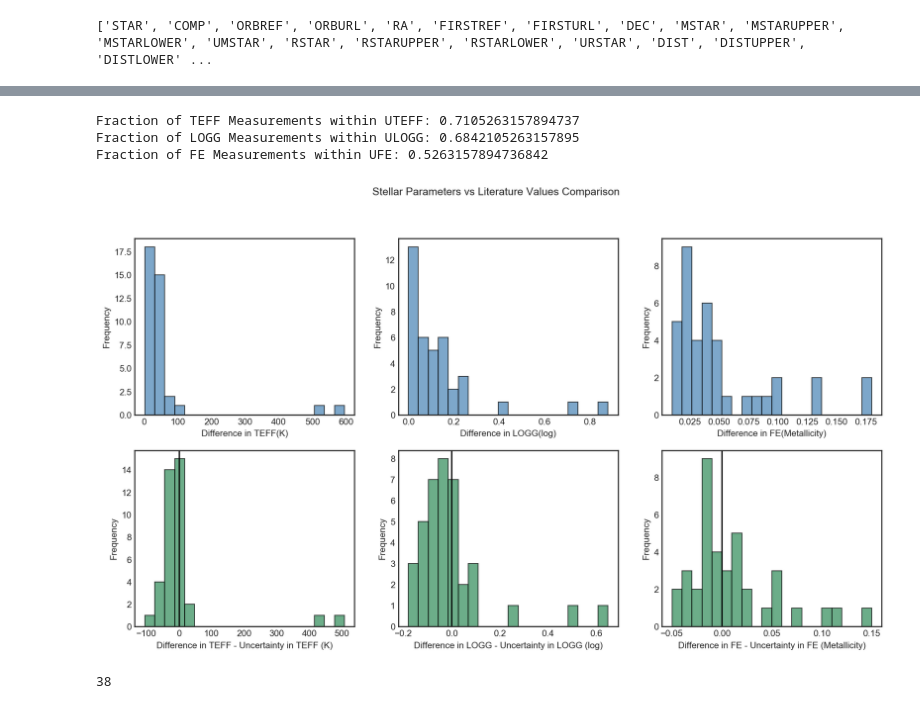
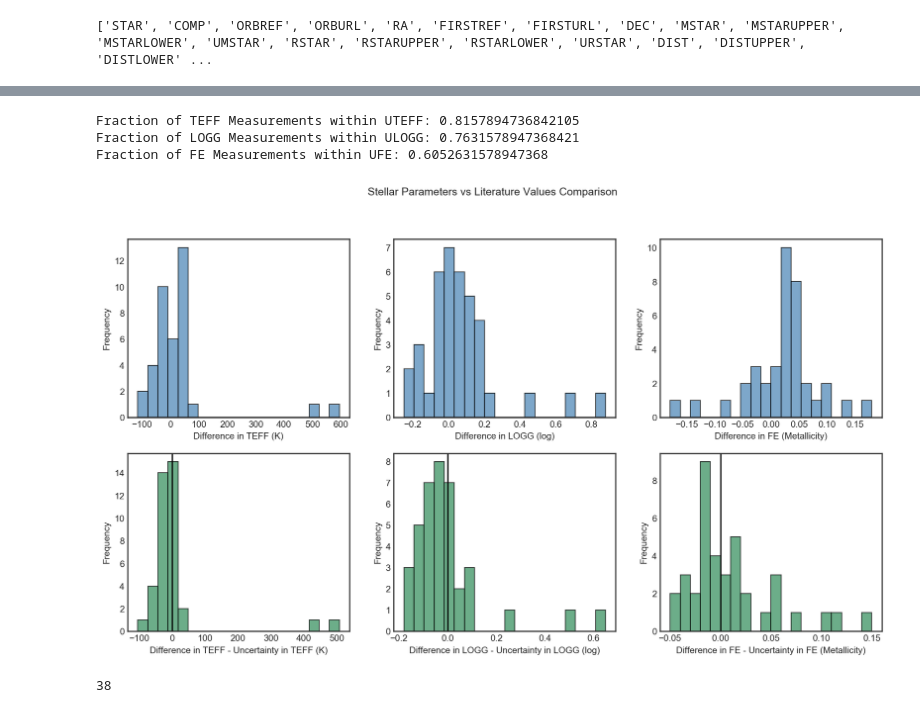
Before and after one commit to jkcarlberg/redgiant_planethosts, a Jupyter notebook: stellar_param_comp.ipynb, the cells around one changed output, grey strips where cells are left out. Cells and saved outputs as stored; diff of their text form; code cells hidden in the pictures.

Commit message:
comparison plots
comparison plots

```diff
--- a/stellar_param_comp.ipynb
+++ b/stellar_param_comp.ipynb
@@ -45,13 +45,14 @@ for row in param_df.iterrows():
     logg, teff, metal = row[1][:]
     exo_df_subset = [s for s in list(exo_df['STAR']) if row[0].lower() in s.replace(' ','').lower()]
     if len(exo_df_subset) == 0:
+        print(row[0])
         continue
     exo_match = exo_df[exo_df['STAR'] == exo_df_subset[0]]
     exo_match = exo_match.head(1) # If there's multiple planets multiple matchs will happen, just take the first one
 
-    delta_teff = abs(teff - float(exo_match['TEFF']))
-    delta_logg = abs(logg - float(exo_match['LOGG']))
-    delta_metal = abs(metal - float(exo_match['FE']))
+    delta_teff = teff - float(exo_match['TEFF']) #don't do absolute differences
+    delta_logg = logg - float(exo_match['LOGG'])
+    delta_metal = metal - float(exo_match['FE'])
     match_dict = {'DELTATEFF': delta_teff, 'DELTALOGG':delta_logg, 'DELTAFE':delta_metal,
                  'UTEFF': float(exo_match['UTEFF']), 'ULOGG': float(exo_match['ULOGG']), 'UFE': float(exo_match['UFE'])}
     cross_ref_dict[row[0]] = match_dict
@@ -60,29 +79,30 @@ cross_ref_df = pd.DataFrame.from_dict(cross_ref_dict, orient='index')
 # %%
 fig, axes = plt.subplots(2,3, figsize=(15,8), dpi = 150)
 quantities = ['DELTATEFF', 'DELTALOGG', 'DELTAFE']
 uncertainties = ['UTEFF', 'ULOGG', 'UFE']
 units = ['K', 'log', 'Metallicity']
 for idx,ax in enumerate(axes[0]):
+    #ax.set_xlim(-125,125)
     ax.hist(cross_ref_df[quantities[idx]], histtype='bar',ec='black', color = 'steelblue', alpha = 0.7, bins = 20)
-    ax.set_xlabel("Difference in {}({})".format(quantities[idx][5:], units[idx]))
+    ax.set_xlabel("Difference in {} ({})".format(quantities[idx][5:], units[idx]))
     ax.set_ylabel("Frequency")
 
 for idx,ax in enumerate(axes[1]):
     ax.set_xlabel("Difference in {} - Uncertainty in {} ({})".format(quantities[idx][5:],quantities[idx][5:], units[idx]))
-    ax.hist(cross_ref_df[quantities[idx]] - cross_ref_df[uncertainties[idx]], histtype='bar',ec='black', color='seagreen', alpha=0.7, bins=20)
+    ax.hist(abs(cross_ref_df[quantities[idx]]) - cross_ref_df[uncertainties[idx]], histtype='bar',ec='black', color='seagreen', alpha=0.7, bins=20)
     ax.set_ylabel("Frequency")
     ax.axvline(0, color='k')
 fig.suptitle("Stellar Parameters vs Literature Values Comparison")
 #plt.tight_layout()
 plt.savefig("plots/literature_comparison.png")
 print("Fraction of TEFF Measurements within UTEFF: {}".format(np.sum((cross_ref_df['DELTATEFF']-cross_ref_df['UTEFF']) <= 0)/ len(list(cross_ref_df['DELTATEFF']))))
 print("Fraction of LOGG Measurements within ULOGG: {}".format(np.sum((cross_ref_df['DELTALOGG']-cross_ref_df['ULOGG']) <= 0)/ len(list(cross_ref_df['DELTALOGG']))))
 print("Fraction of FE Measurements within UFE: {}".format(np.sum((cross_ref_df['DELTAFE']-cross_ref_df['UFE']) <= 0)/ len(list(cross_ref_df['DELTAFE']))))
 # %% [output]
-Fraction of TEFF Measurements within UTEFF: 0.7105263157894737
-Fraction of LOGG Measurements within ULOGG: 0.6842105263157895
-Fraction of FE Measurements within UFE: 0.5263157894736842
+Fraction of TEFF Measurements within UTEFF: 0.8157894736842105
+Fraction of LOGG Measurements within ULOGG: 0.7631578947368421
+Fraction of FE Measurements within UFE: 0.6052631578947368
-[figure, old version]
+[figure, new version]
 # %%
 print(len(cross_ref_df))
 cross_ref_df[['DELTATEFF','UTEFF','DELTALOGG','ULOGG','DELTAFE','UFE']]
```
Also changed, not shown: parts of 3 cells of this notebook.
